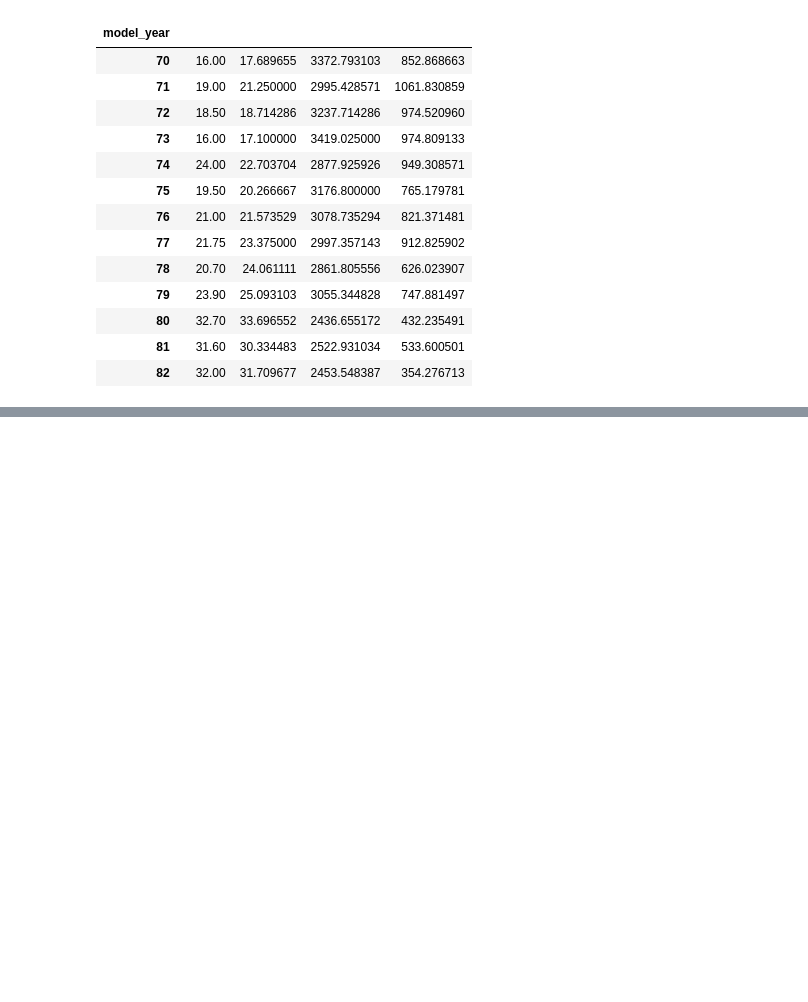
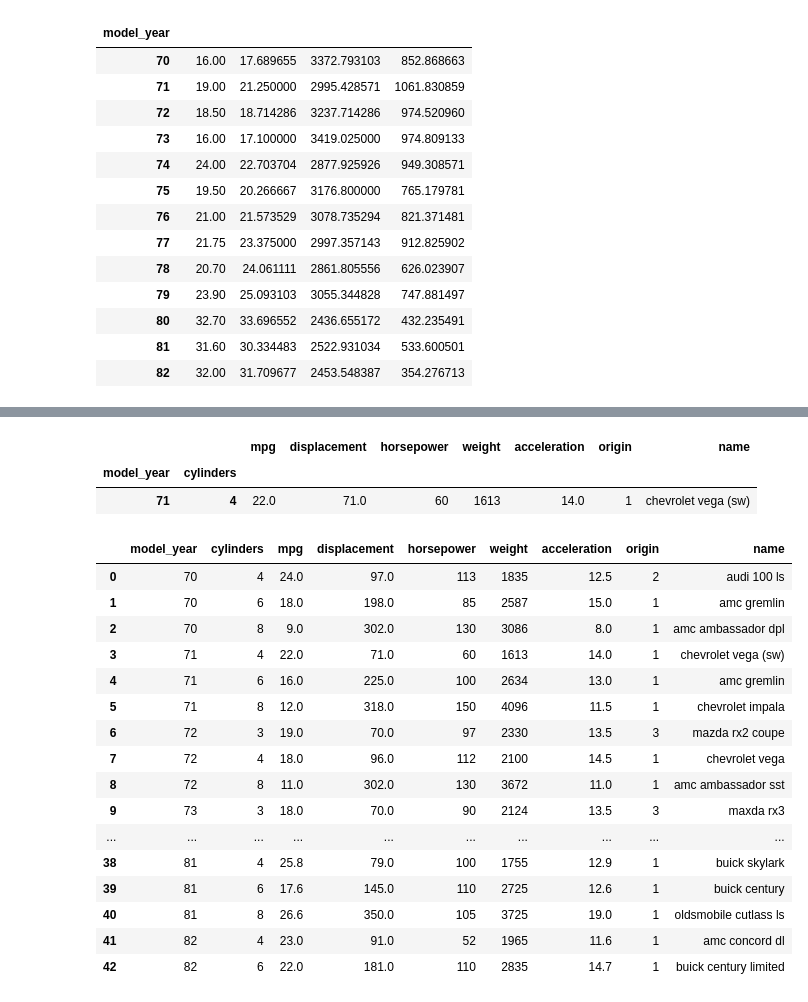
Before and after one commit to UnlimitedV/Learning_ML, a Jupyter notebook: pandas/05-Groupby-Operations-and-MultiIndex.ipynb, the cells around one changed output, grey strips where cells are left out. Saved outputs shown, nothing was run; the diff lists cells and outputs as text; code cells hidden in the pictures; blank space fills up the shorter version.

Commit message:
Extra Groupby and multyindexing

```diff
--- a/pandas/05-Groupby-Operations-and-MultiIndex.ipynb
+++ b/pandas/05-Groupby-Operations-and-MultiIndex.ipynb
@@ -497,0 +579,3 @@ df.groupby('model_year').agg({'mpg':['median','mean'],'weight':['mean','std']})
+# %%
+df3 = df.groupby(['model_year', 'cylinders']).min()
+df3
@@ -497,0 +628,26 @@ df.groupby('model_year').agg({'mpg':['median','mean'],'weight':['mean','std']})
+# %%
+df3.xs((71, 4), level=('model_year', 'cylinders'))
+# %% [output]
+|  |  | mpg | displacement | horsepower | weight | acceleration | origin | name |
+| model_year | cylinders |  |  |  |  |  |  |  |
+| 71 | 4 | 22.0 | 71.0 | 60 | 1613 | 14.0 | 1 | chevrolet vega (sw) |
+# %%
+df3.reset_index()
+# %% [output]
+|  | model_year | cylinders | mpg | displacement | horsepower | weight | acceleration | origin | name |
+| 0 | 70 | 4 | 24.0 | 97.0 | 113 | 1835 | 12.5 | 2 | audi 100 ls |
+| 1 | 70 | 6 | 18.0 | 198.0 | 85 | 2587 | 15.0 | 1 | amc gremlin |
+| 2 | 70 | 8 | 9.0 | 302.0 | 130 | 3086 | 8.0 | 1 | amc ambassador dpl |
+| 3 | 71 | 4 | 22.0 | 71.0 | 60 | 1613 | 14.0 | 1 | chevrolet vega (sw) |
+| 4 | 71 | 6 | 16.0 | 225.0 | 100 | 2634 | 13.0 | 1 | amc gremlin |
+| 5 | 71 | 8 | 12.0 | 318.0 | 150 | 4096 | 11.5 | 1 | chevrolet impala |
+| 6 | 72 | 3 | 19.0 | 70.0 | 97 | 2330 | 13.5 | 3 | mazda rx2 coupe |
+| 7 | 72 | 4 | 18.0 | 96.0 | 112 | 2100 | 14.5 | 1 | chevrolet vega |
+| 8 | 72 | 8 | 11.0 | 302.0 | 130 | 3672 | 11.0 | 1 | amc ambassador sst |
+| 9 | 73 | 3 | 18.0 | 70.0 | 90 | 2124 | 13.5 | 3 | maxda rx3 |
+| ... | ... | ... | ... | ... | ... | ... | ... | ... | ... |
+| 38 | 81 | 4 | 25.8 | 79.0 | 100 | 1755 | 12.9 | 1 | buick skylark |
+| 39 | 81 | 6 | 17.6 | 145.0 | 110 | 2725 | 12.6 | 1 | buick century |
+| 40 | 81 | 8 | 26.6 | 350.0 | 105 | 3725 | 19.0 | 1 | oldsmobile cutlass ls |
+| 41 | 82 | 4 | 23.0 | 91.0 | 52 | 1965 | 11.6 | 1 | amc concord dl |
+| 42 | 82 | 6 | 22.0 | 181.0 | 110 | 2835 | 14.7 | 1 | buick century limited |
```
Also changed, not shown: parts of 11 cells of this notebook.
